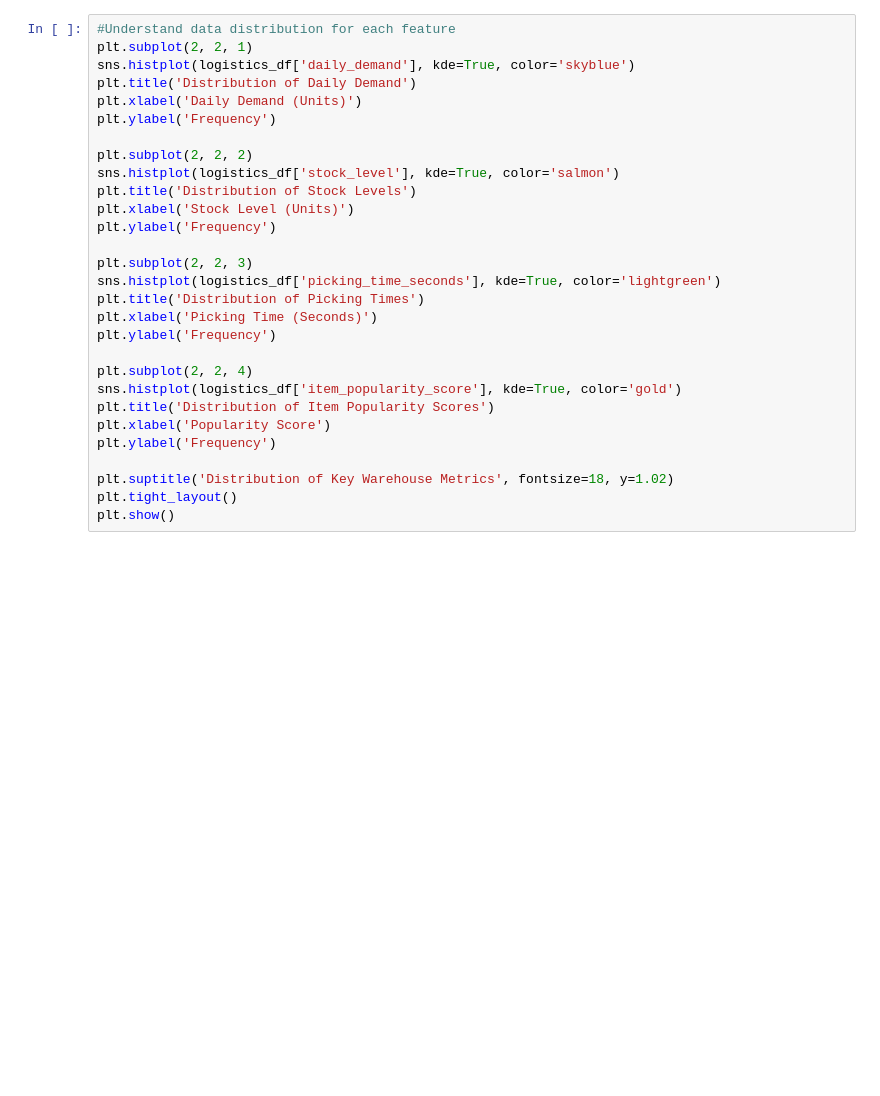
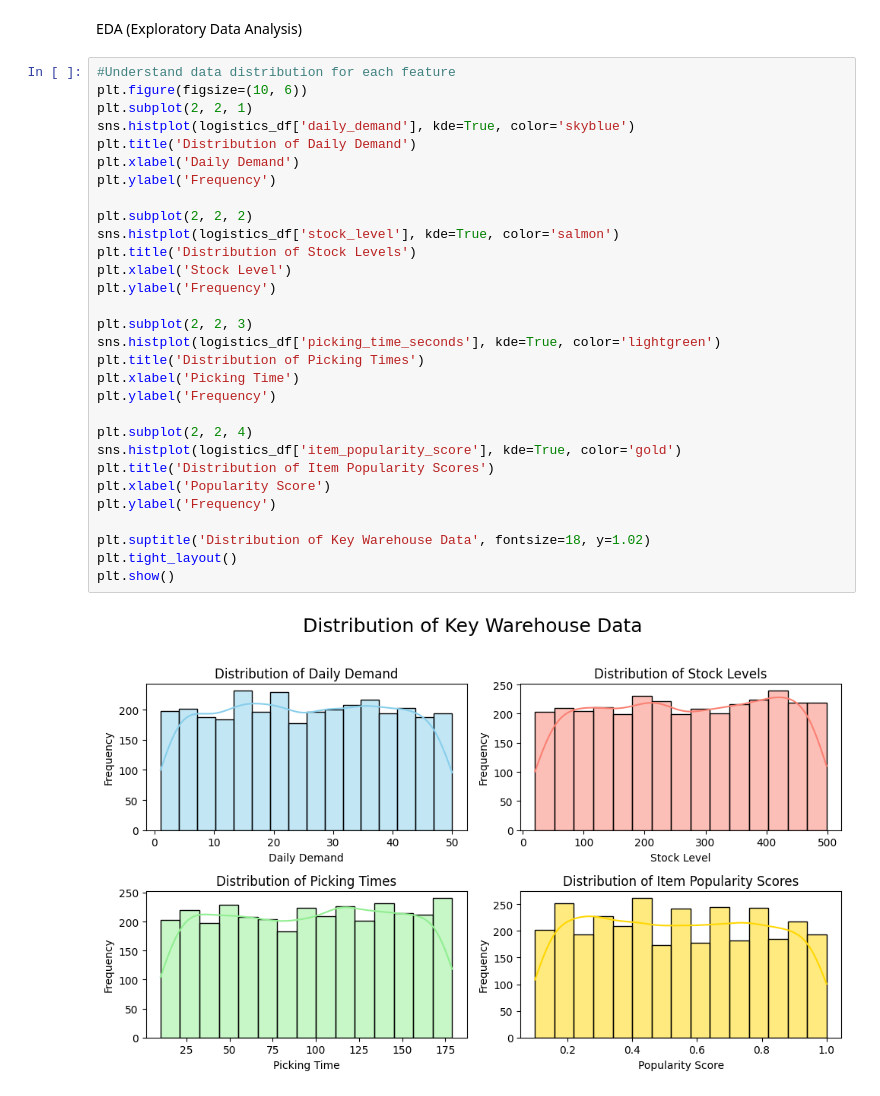
Before and after one commit to VUT-BA-3-2-Project-2025/Team-force, a Jupyter notebook: TEAM_FORCE_Project.ipynb, the cells around one changed output. Saved outputs shown, nothing was run; the diff lists cells and outputs as text; blank space fills up the shorter version.

```diff
--- a/TEAM_FORCE_Project.ipynb
+++ b/TEAM_FORCE_Project.ipynb
@@ -39,32 +143,37 @@ logistics_df.describe()
+# %% [markdown]
+EDA (Exploratory Data Analysis)
 # %%
 #Understand data distribution for each feature
+plt.figure(figsize=(10, 6))
 plt.subplot(2, 2, 1)
 sns.histplot(logistics_df['daily_demand'], kde=True, color='skyblue')
 plt.title('Distribution of Daily Demand')
-plt.xlabel('Daily Demand (Units)')
+plt.xlabel('Daily Demand')
 plt.ylabel('Frequency')
 
 plt.subplot(2, 2, 2)
 sns.histplot(logistics_df['stock_level'], kde=True, color='salmon')
 plt.title('Distribution of Stock Levels')
-plt.xlabel('Stock Level (Units)')
+plt.xlabel('Stock Level')
 plt.ylabel('Frequency')
 
 plt.subplot(2, 2, 3)
 sns.histplot(logistics_df['picking_time_seconds'], kde=True, color='lightgreen')
 plt.title('Distribution of Picking Times')
-plt.xlabel('Picking Time (Seconds)')
+plt.xlabel('Picking Time')
 plt.ylabel('Frequency')
 
 plt.subplot(2, 2, 4)
 sns.histplot(logistics_df['item_popularity_score'], kde=True, color='gold')
 plt.title('Distribution of Item Popularity Scores')
 plt.xlabel('Popularity Score')
 plt.ylabel('Frequency')
 
-plt.suptitle('Distribution of Key Warehouse Metrics', fontsize=18, y=1.02)
+plt.suptitle('Distribution of Key Warehouse Data', fontsize=18, y=1.02)
 plt.tight_layout()
 plt.show()
+# %% [output]
+[figure, added]
 # %%
 plt.figure(figsize=(16, 10))
 numeric_cols = logistics_df.select_dtypes(include=['float64', 'int64']).columns
```
Also changed, not shown: parts of 26 cells of this notebook.
